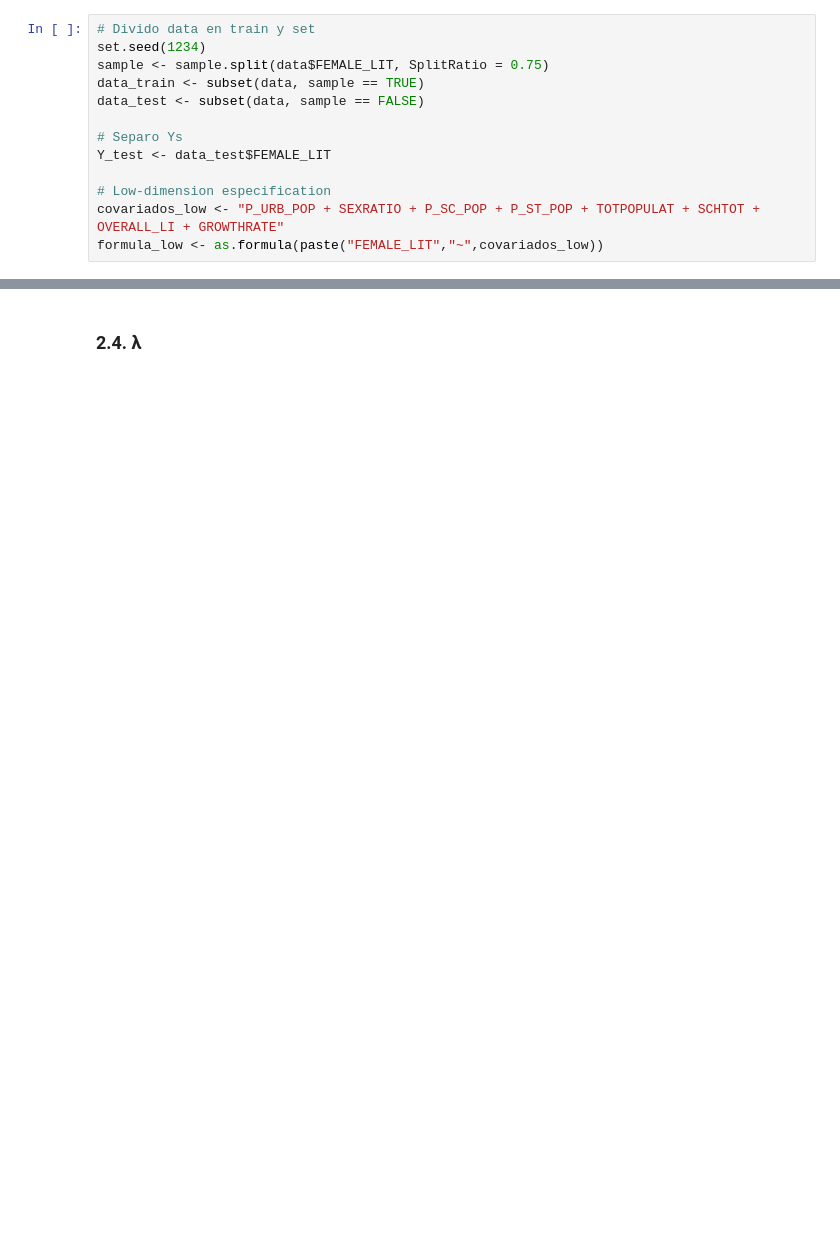
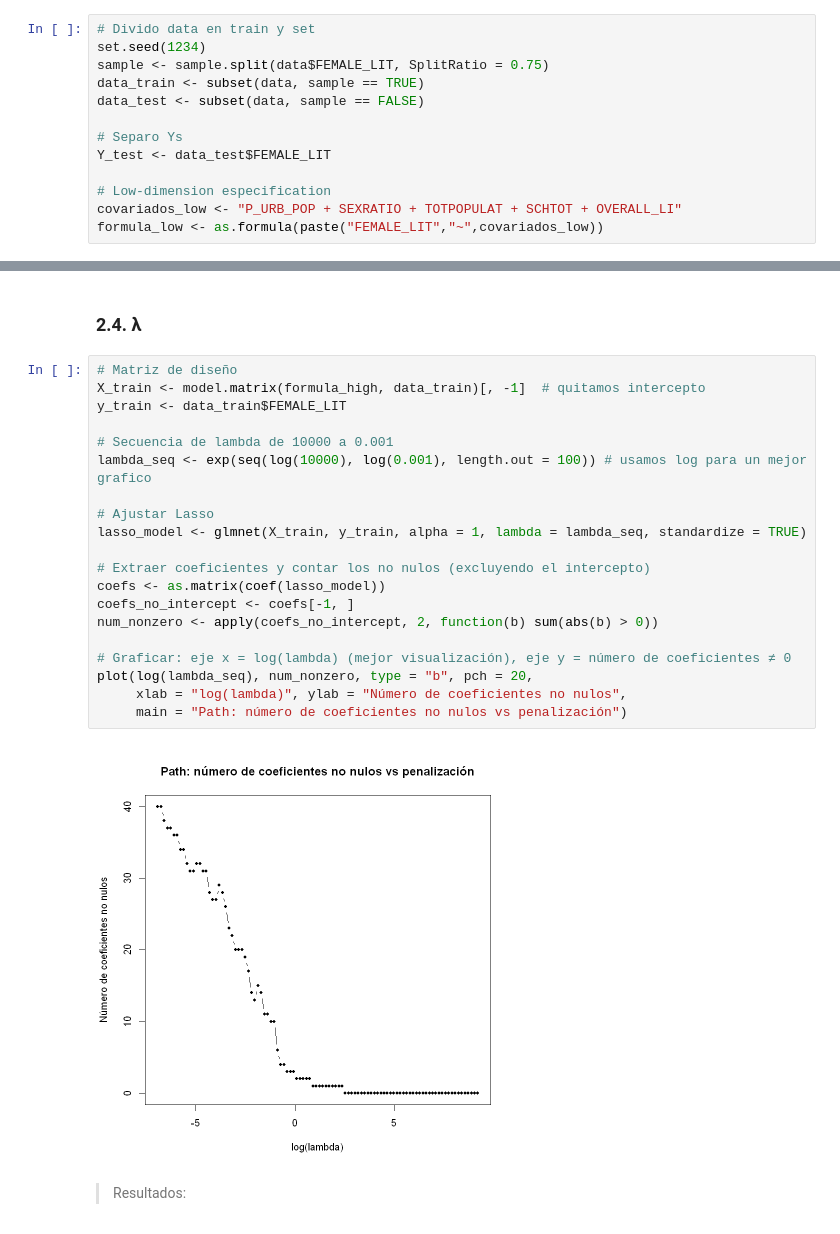
Before and after one commit to gsaco/Lasso_Potential_Outcomes_RCTs, a Jupyter notebook: R/Script/Assignment_2.ipynb, the cells around one changed output, grey strips where cells are left out. Cells and saved outputs as stored; diff of their text form; blank space fills up the shorter version.

```diff
--- a/R/Script/Assignment_2.ipynb
+++ b/R/Script/Assignment_2.ipynb
@@ -143,7 +143,7 @@ data_test <- subset(data, sample == FALSE)
 Y_test <- data_test$FEMALE_LIT
 
 # Low-dimension especification
-covariados_low <- "P_URB_POP + SEXRATIO + P_SC_POP + P_ST_POP + TOTPOPULAT + SCHTOT + OVERALL_LI + GROWTHRATE"
+covariados_low <- "P_URB_POP + SEXRATIO + TOTPOPULAT + SCHTOT + OVERALL_LI"
 formula_low <- as.formula(paste("FEMALE_LIT","~",covariados_low))
 # %%
 # Train
@@ -200,2 +200,26 @@ print(paste0("R-squared out of sample of predictor is ", R_2))
 # %% [markdown]
 ### 2.4. λ
+# %%
+# Matriz de diseño
+X_train <- model.matrix(formula_high, data_train)[, -1]  # quitamos intercepto
+y_train <- data_train$FEMALE_LIT
+
+# Secuencia de lambda de 10000 a 0.001
+lambda_seq <- exp(seq(log(10000), log(0.001), length.out = 100)) # usamos log para un mejor grafico
+
+# Ajustar Lasso
+lasso_model <- glmnet(X_train, y_train, alpha = 1, lambda = lambda_seq, standardize = TRUE)
+
+# Extraer coeficientes y contar los no nulos (excluyendo el intercepto)
+coefs <- as.matrix(coef(lasso_model))
+coefs_no_intercept <- coefs[-1, ]
+num_nonzero <- apply(coefs_no_intercept, 2, function(b) sum(abs(b) > 0))
+
+# Graficar: eje x = log(lambda) (mejor visualización), eje y = número de coeficientes ≠ 0
+plot(log(lambda_seq), num_nonzero, type = "b", pch = 20,
+     xlab = "log(lambda)", ylab = "Número de coeficientes no nulos",
+     main = "Path: número de coeficientes no nulos vs penalización")
+# %% [output]
+[figure, added]
+# %% [markdown]
+> Resultados:
```
Also changed, not shown: parts of 6 cells of this notebook.
